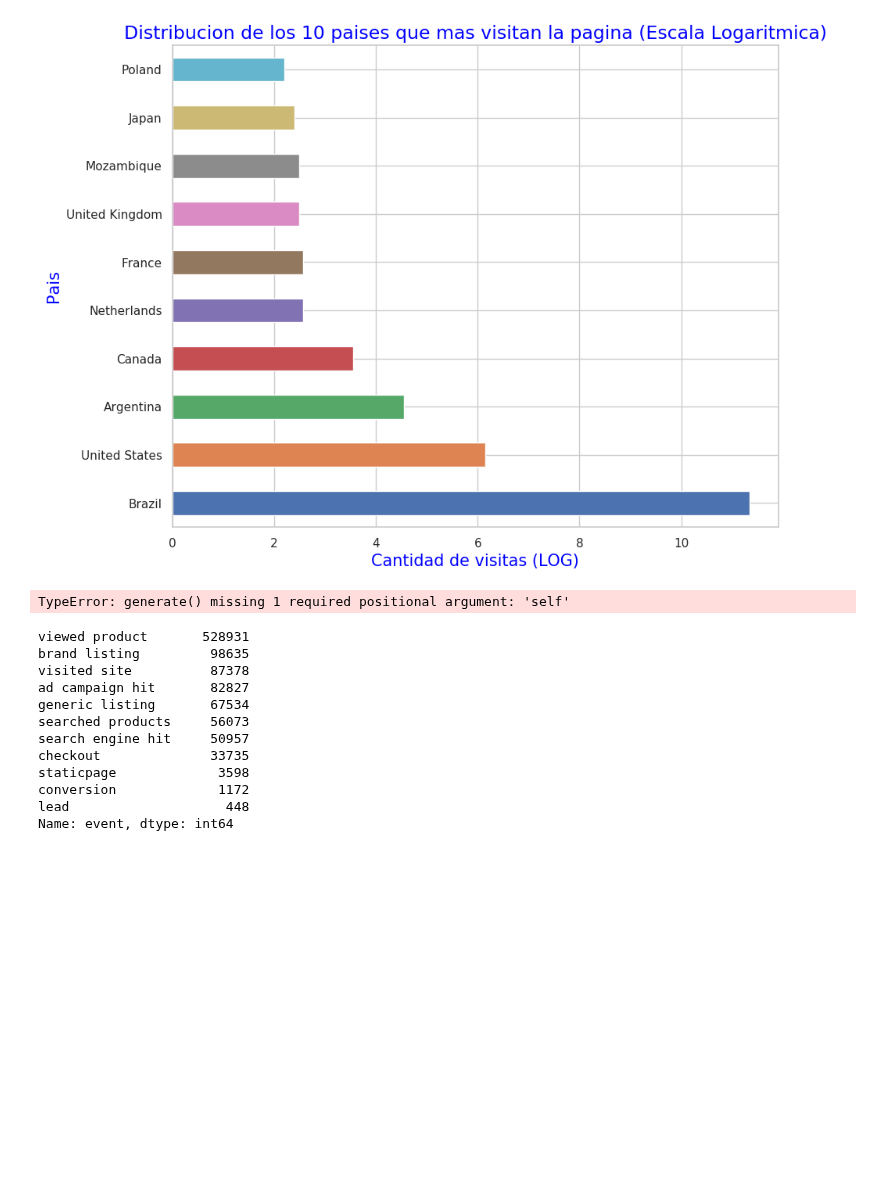
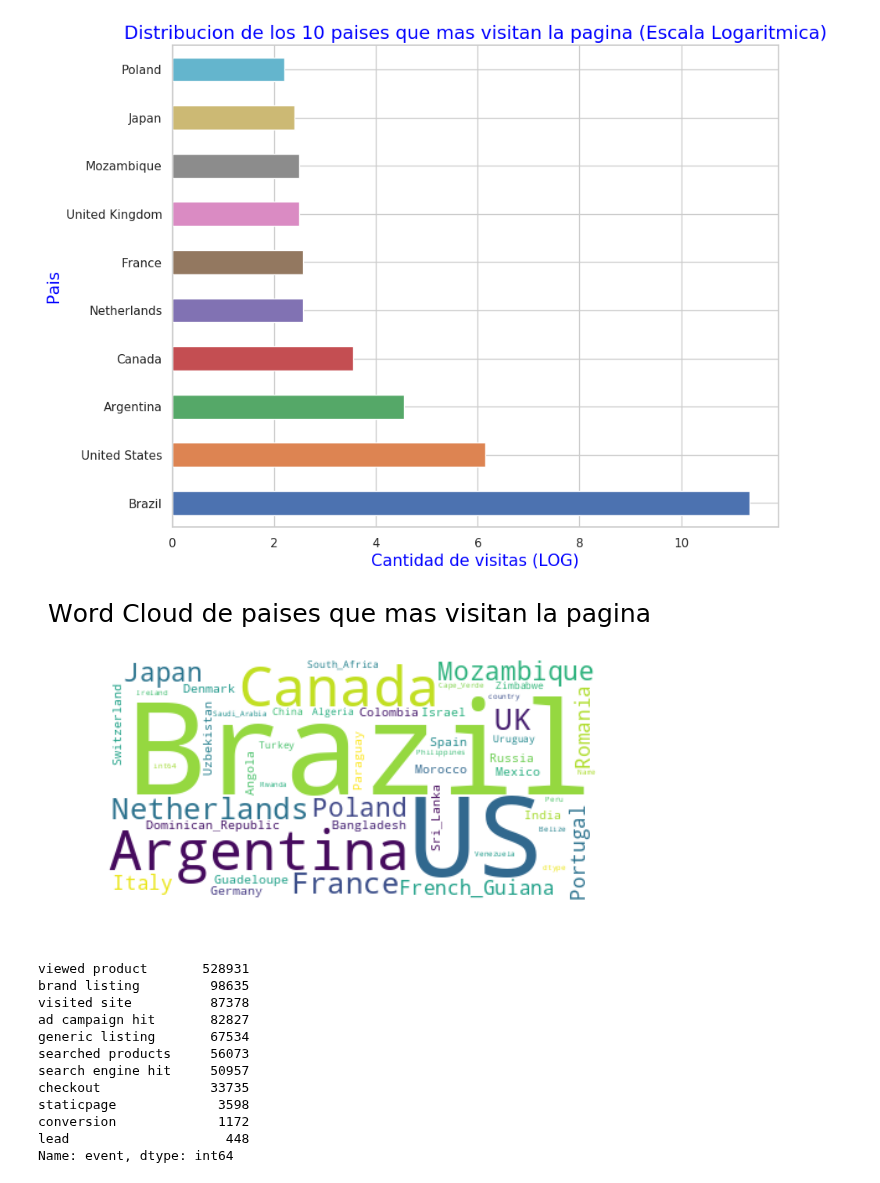
Before and after one commit to Blaz77/DatosReloaded, a Jupyter notebook: TP1/Exploracion_Trocafone.ipynb, the cells around one changed output. Cells and saved outputs as stored; diff of their text form; code cells hidden in the pictures; blank space fills up the shorter version.

Commit message:
word cloud de paises que mas visitan la pagina

```diff
--- a/TP1/Exploracion_Trocafone.ipynb
+++ b/TP1/Exploracion_Trocafone.ipynb
@@ -354,16 +354,23 @@ plt.ylabel('Pais',fontsize = 15, color = 'Blue')
 np.log(country_visitSite['country'].value_counts()).head(10).plot(figsize = (10,8), kind='barh');
 # %% [output]
 [figure]
-# %%
-#countries = country_visitSite['country']
-wordcloud = WordCloud.generate(text = str(country_visitSite['country']))
-#wordcloud = WordCloud.generate_from_frequencies(frequencies = country_visitSite['country'].value_counts())
-
-plt.imshow(wordcloud, interpolation='bilinear')
-plt.axis("off")
-plt.show()
-# %% [output]
-TypeError: generate() missing 1 required positional argument: 'self'
+# %%
+country_visitSite = trocafoneData[trocafoneData['event'] == 'visited site']
+country_visitSite = country_visitSite[country_visitSite['country'] != 'Unknown']
+country_visitSite.replace({'country': {"United Kingdom": "UK", "United States": "US","South Africa": "South_Africa",
+                                       "Saudi Arabia" : "Saudi_Arabia","Sri Lanka":"Sri_Lanka","Cape Verde" : "Cape_Verde",
+                                      "Dominican Republic" : "Dominican_Republic", "French Guiana" : "French_Guiana "}},
+                                      inplace = True)
+countries = country_visitSite['country'].value_counts()
+
+wordcloud = WordCloud(background_color='white',mode = 'RGBA',margin = 5).generate(str(countries))
+
+plt.imshow(wordcloud, interpolation="bilinear")
+plt.axis('off')
+plt.title('Word Cloud de paises que mas visitan la pagina \n', fontsize=18, color = 'black');
+plt.show()
+# %% [output]
+[figure, added]
 # %%
 trocafoneData['event'].value_counts()
 # %% [output]
```
Also changed, not shown: parts of 2 cells of this notebook.
